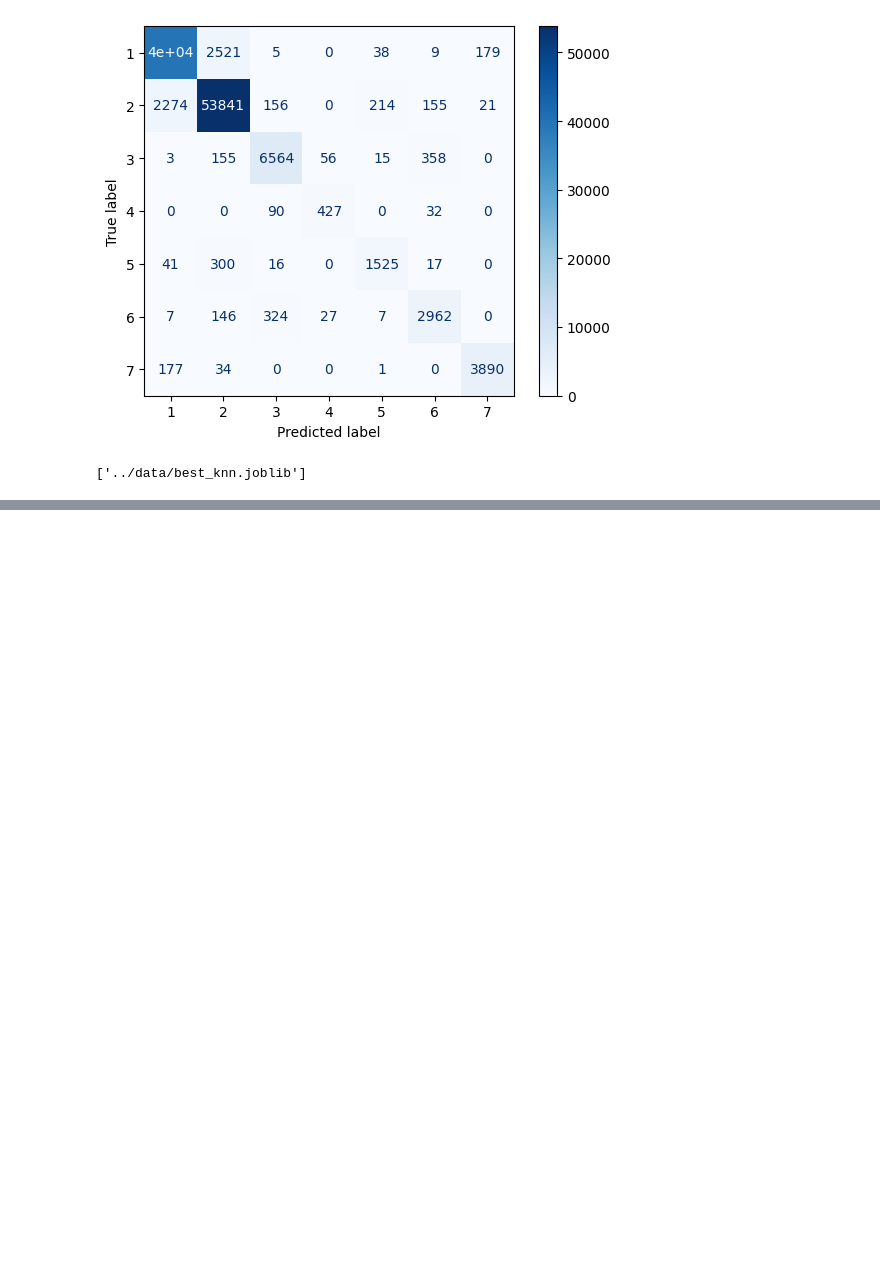
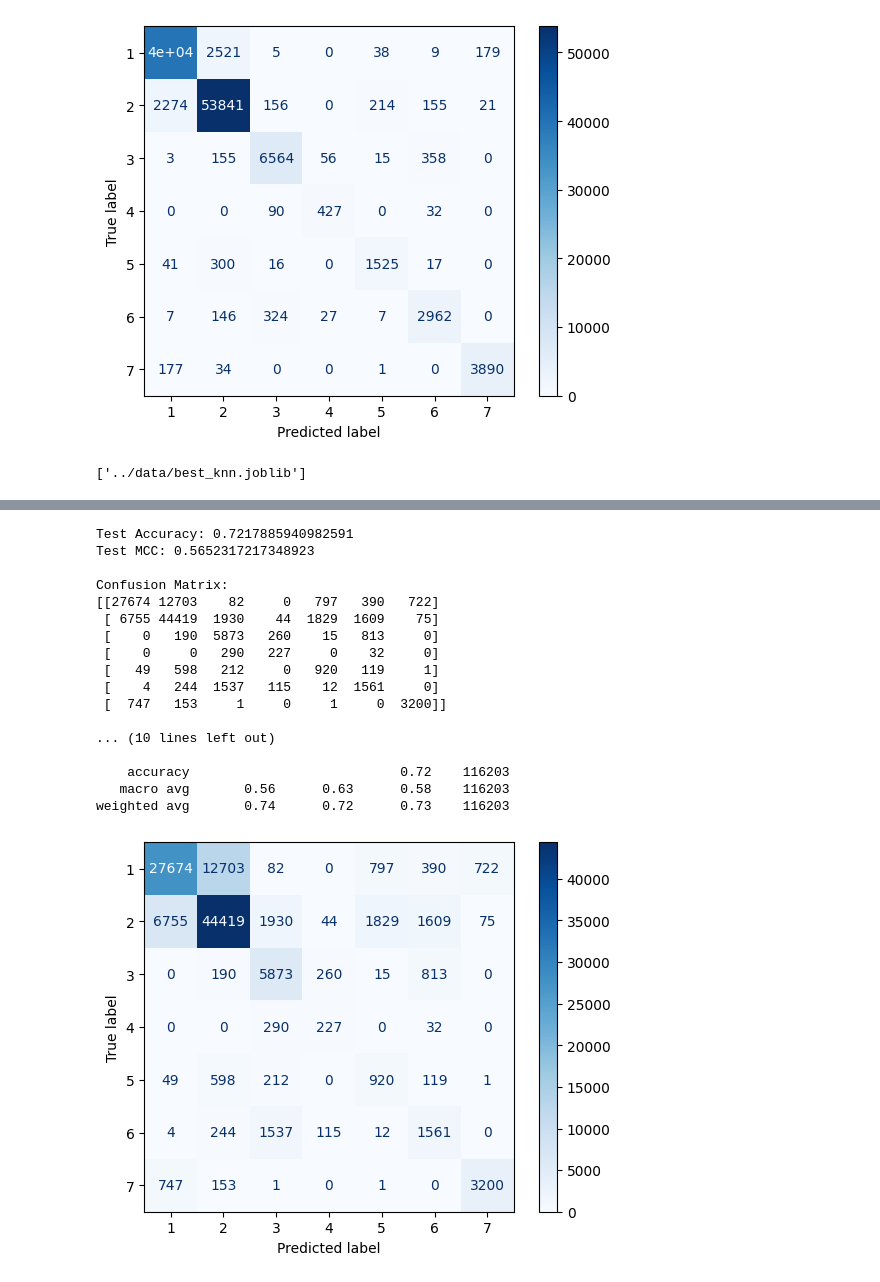
Before and after one commit to ahm5348/CSCI-635-01-Group-3, a Jupyter notebook: code/knn.ipynb, the cells around one changed output, grey strips where cells are left out. Cells and saved outputs as stored; diff of their text form; code cells hidden in the pictures; blank space fills up the shorter version.

Commit message:
Applied 5 folds to training processes in knn and dt. Showed issue with oversampling in knn

```diff
--- a/code/knn.ipynb
+++ b/code/knn.ipynb
@@ -126,0 +118,12 @@ dump(best_knn, "../data/best_knn.joblib")
+# %%
+X_train, X_test, y_train, y_test =  utils.split_data(X_clean, y_clean)
+X_train_res, y_train_res = utils.normalize_data(X_train, y_train)
+# %%
+
+
+X_train_scaled, X_test_scaled, y_train, y_test =  utils.scale_data(X_train_res, X_test, y_train_res, y_test)
+mcc_scorer = make_scorer(matthews_corrcoef)
+cv = StratifiedKFold(n_splits=5, shuffle=True, random_state=34)
+param_grid_knn = {"n_neighbors": [3, 5, 7, 11, 15], "weights": ["distance", "uniform"], "metric": ["minkowski", "euclidean"]}
+grid_knn = GridSearchCV(KNeighborsClassifier(), param_grid_knn, scoring=mcc_scorer, cv=cv, verbose=3)
+grid_knn.fit(X_train_scaled, y_train)
@@ -126,0 +155,37 @@ dump(best_knn, "../data/best_knn.joblib")
+# %%
+best_knn = grid_knn.best_estimator_
+best_knn.get_params()
+
+y_test_pred = grid_knn.predict(X_test_scaled)
+
+print("Test Accuracy:", accuracy_score(y_test, y_test_pred))
+
+print("Test MCC:", matthews_corrcoef(y_test, y_test_pred))
+
+print("\nConfusion Matrix:")
+print(confusion_matrix(y_test, y_test_pred))
+
+print("\nClassification Report:")
+print(classification_report(y_test, y_test_pred))
+
+ConfusionMatrixDisplay.from_predictions(y_test, y_test_pred, cmap="Blues")
+plt.show()
+# %% [output]
+Test Accuracy: 0.7217885940982591
+Test MCC: 0.5652317217348923
+
+Confusion Matrix:
+[[27674 12703    82     0   797   390   722]
+ [ 6755 44419  1930    44  1829  1609    75]
+ [    0   190  5873   260    15   813     0]
+ [    0     0   290   227     0    32     0]
+ [   49   598   212     0   920   119     1]
+ [    4   244  1537   115    12  1561     0]
+ [  747   153     1     0     1     0  3200]]
+
+... (10 lines left out)
+
+    accuracy                           0.72    116203
+   macro avg       0.56      0.63      0.58    116203
+weighted avg       0.74      0.72      0.73    116203
+[figure, added]
```
Also changed, not shown: parts of 7 cells of this notebook, 5 other files.
